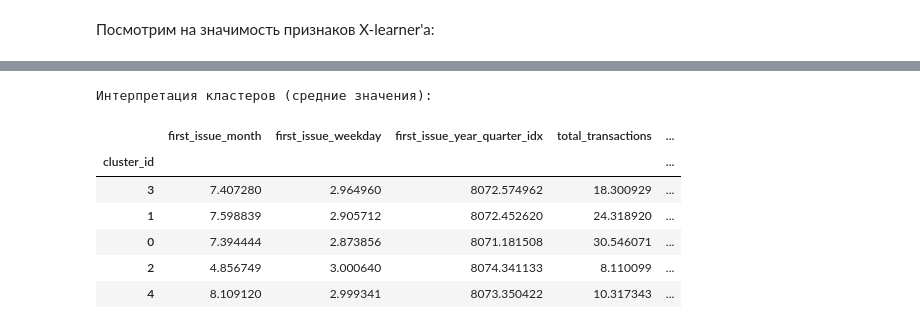
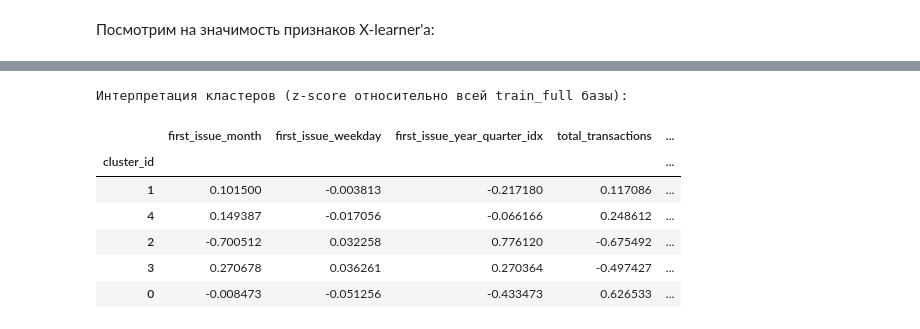
Before and after one commit to VShilovich/uplift-modeling-hse, a Jupyter notebook: Classic-ml-models/jupyter_results_comparison/All_models-new_feats_analysis.ipynb, the cells around one changed output, grey strips where cells are left out. Saved outputs shown, nothing was run; the diff lists cells and outputs as text; code cells hidden in the pictures.

```diff
--- a/Classic-ml-models/jupyter_results_comparison/All_models-new_feats_analysis.ipynb
+++ b/Classic-ml-models/jupyter_results_comparison/All_models-new_feats_analysis.ipynb
@@ -239,0 +490,15 @@ for fold, (train_idx, test_idx) in enumerate(skf.split(X_all, strata)):
+# %%
+# x-learner
+x_learner_full = build_x_learner_catboost(cat_features=cat_cols_full, use_calibration=True)
+x_learner_full.outcome_learner = CalibratedClassifierCV(x_learner_full.outcome_learner, method='isotonic', cv=3)
+x_learner_full.propensity_learner = CalibratedClassifierCV(x_learner_full.propensity_learner, method='isotonic', cv=3)
+
+x_learner_full.fit(x_train_full_clust, y_train_full, t_train_full)
+preds_x_test = x_learner_full.predict(x_test_holdout_clust)
+
+test_holdout_preds['X-Learner (CatBoost)'] = preds_x_test
+test_results_list.append({
+    'Model': 'X-Learner (CatBoost)',
+    'Split': 'test_holdout',
+    **calculate_metrics(y_test_holdout, preds_x_test, t_test_holdout)
+})
@@ -579,19 +838,37 @@ plt.show()
 # %%
-cols_to_analyze = [c for c in num_cols_cl if c in X_train_clust.columns]
+cols_to_analyze = [
+    c for c in x_train_full.columns
+    if pd.api.types.is_numeric_dtype(x_train_full[c]) and c in x_train_full_clust.columns
+]
 
-cluster_summary = X_train_clust.groupby('cluster_id')[cols_to_analyze].mean()
-cluster_summary['size'] = X_train_clust['cluster_id'].value_counts()
-cluster_summary['size_pct'] = (cluster_summary['size'] / len(X_train_clust) * 100).round(1)
+cluster_summary = x_train_full_clust.groupby('cluster_id')[cols_to_analyze].mean()
 
-print("Интерпретация кластеров (средние значения):")
-display(cluster_summary.sort_values(by='size', ascending=False).style.background_gradient(cmap='YlGnBu', axis=0))
+cluster_sizes = x_train_full_clust['cluster_id'].value_counts().sort_index()
+cluster_summary['size'] = cluster_sizes
+cluster_summary['size_pct'] = (cluster_summary['size'] / len(x_train_full_clust) * 100).round(1)
+
+base_means = x_train_full_clust[cols_to_analyze].mean()
+base_stds = x_train_full_clust[cols_to_analyze].std().replace(0, np.nan)
+
+cluster_z = (cluster_summary[cols_to_analyze] - base_means) / base_stds
+cluster_z['size'] = cluster_summary['size']
+cluster_z['size_pct'] = cluster_summary['size_pct']
+
+print("Интерпретация кластеров (z-score относительно всей train_full базы):")
+
+display(
+    cluster_z
+    .sort_values(by='size', ascending=False)
+    .style
+    .background_gradient(cmap='RdYlGn', axis=0, vmin=-2, vmax=2)
+)
 # %% [output]
-Интерпретация кластеров (средние значения):
+Интерпретация кластеров (z-score относительно всей train_full базы):
 |  | first_issue_month | first_issue_weekday | first_issue_year_quarter_idx | total_transactions | ... |
 | cluster_id |  |  |  |  | ... |
-| 3 | 7.407280 | 2.964960 | 8072.574962 | 18.300929 | ... |
-| 1 | 7.598839 | 2.905712 | 8072.452620 | 24.318920 | ... |
-| 0 | 7.394444 | 2.873856 | 8071.181508 | 30.546071 | ... |
-| 2 | 4.856749 | 3.000640 | 8074.341133 | 8.110099 | ... |
-| 4 | 8.109120 | 2.999341 | 8073.350422 | 10.317343 | ... |
+| 1 | 0.101500 | -0.003813 | -0.217180 | 0.117086 | ... |
+| 4 | 0.149387 | -0.017056 | -0.066166 | 0.248612 | ... |
+| 2 | -0.700512 | 0.032258 | 0.776120 | -0.675492 | ... |
+| 3 | 0.270678 | 0.036261 | 0.270364 | -0.497427 | ... |
+| 0 | -0.008473 | -0.051256 | -0.433473 | 0.626533 | ... |
 # %% [markdown]
```
Also changed, not shown: parts of 28 cells of this notebook, 1 other file.
